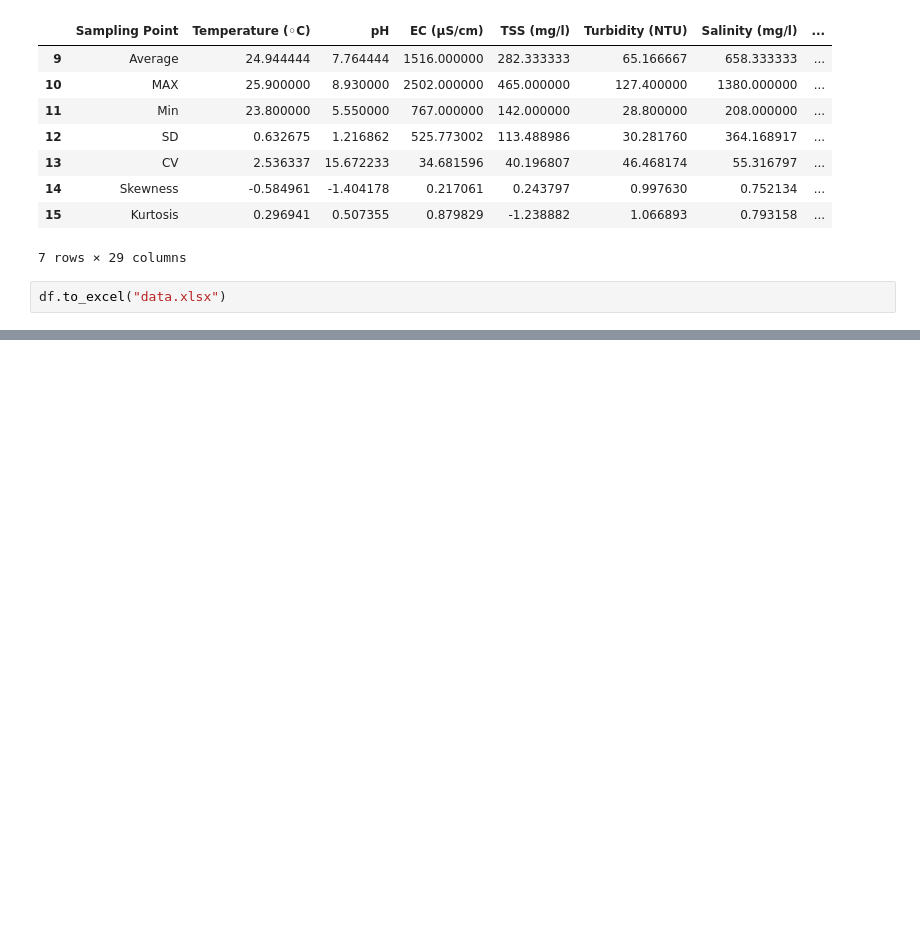
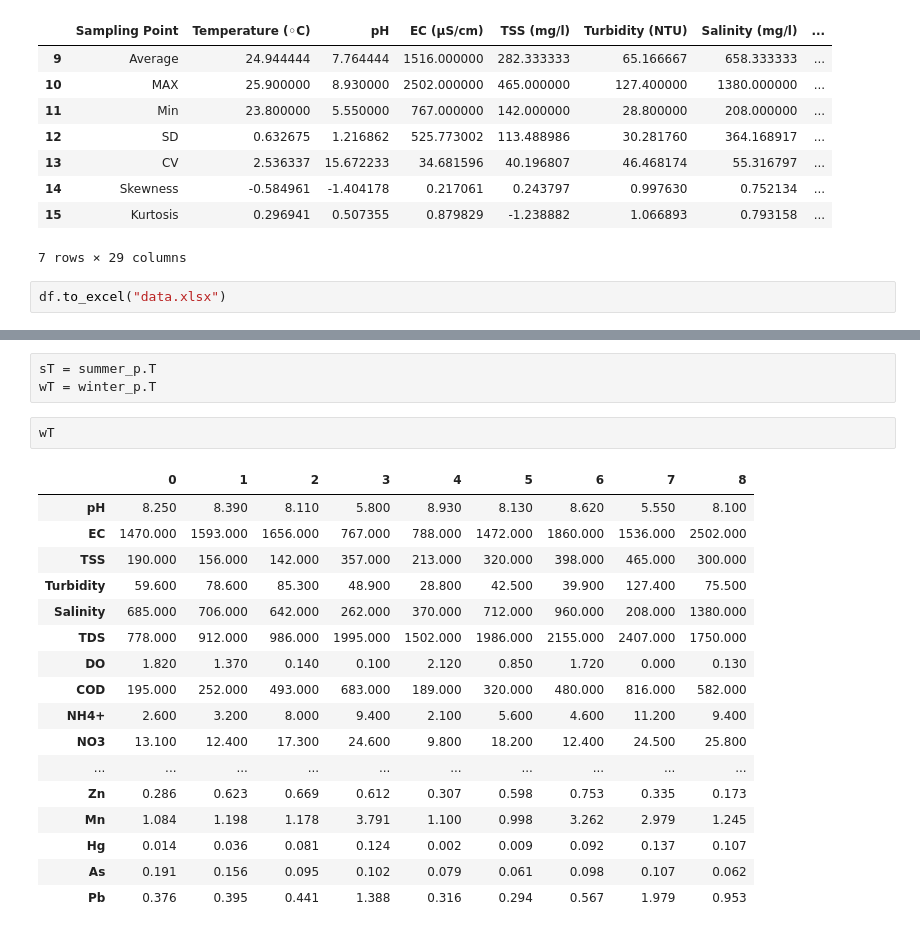
Before and after one commit to rakibhhridoy/OnGoingStudy, a Jupyter notebook: Buriganga/Buriganga.ipynb, the cells around one changed output, grey strips where cells are left out. Cells and saved outputs as stored; diff of their text form; blank space fills up the shorter version.

```diff
--- a/Buriganga/Buriganga.ipynb
+++ b/Buriganga/Buriganga.ipynb
@@ -190,0 +389,23 @@ df.to_excel("data.xlsx")
+# %%
+sT = summer_p.T
+wT = winter_p.T
+# %%
+wT
+# %% [output]
+|  | 0 | 1 | 2 | 3 | 4 | 5 | 6 | 7 | 8 |
+| pH | 8.250 | 8.390 | 8.110 | 5.800 | 8.930 | 8.130 | 8.620 | 5.550 | 8.100 |
+| EC | 1470.000 | 1593.000 | 1656.000 | 767.000 | 788.000 | 1472.000 | 1860.000 | 1536.000 | 2502.000 |
+| TSS | 190.000 | 156.000 | 142.000 | 357.000 | 213.000 | 320.000 | 398.000 | 465.000 | 300.000 |
+| Turbidity | 59.600 | 78.600 | 85.300 | 48.900 | 28.800 | 42.500 | 39.900 | 127.400 | 75.500 |
+| Salinity | 685.000 | 706.000 | 642.000 | 262.000 | 370.000 | 712.000 | 960.000 | 208.000 | 1380.000 |
+| TDS | 778.000 | 912.000 | 986.000 | 1995.000 | 1502.000 | 1986.000 | 2155.000 | 2407.000 | 1750.000 |
+| DO | 1.820 | 1.370 | 0.140 | 0.100 | 2.120 | 0.850 | 1.720 | 0.000 | 0.130 |
+| COD | 195.000 | 252.000 | 493.000 | 683.000 | 189.000 | 320.000 | 480.000 | 816.000 | 582.000 |
+| NH4+ | 2.600 | 3.200 | 8.000 | 9.400 | 2.100 | 5.600 | 4.600 | 11.200 | 9.400 |
+| NO3 | 13.100 | 12.400 | 17.300 | 24.600 | 9.800 | 18.200 | 12.400 | 24.500 | 25.800 |
+| ... | ... | ... | ... | ... | ... | ... | ... | ... | ... |
+| Zn | 0.286 | 0.623 | 0.669 | 0.612 | 0.307 | 0.598 | 0.753 | 0.335 | 0.173 |
+| Mn | 1.084 | 1.198 | 1.178 | 3.791 | 1.100 | 0.998 | 3.262 | 2.979 | 1.245 |
+| Hg | 0.014 | 0.036 | 0.081 | 0.124 | 0.002 | 0.009 | 0.092 | 0.137 | 0.107 |
+| As | 0.191 | 0.156 | 0.095 | 0.102 | 0.079 | 0.061 | 0.098 | 0.107 | 0.062 |
+| Pb | 0.376 | 0.395 | 0.441 | 1.388 | 0.316 | 0.294 | 0.567 | 1.979 | 0.953 |
```
Also changed, not shown: parts of 60 cells of this notebook, 16 other files.
